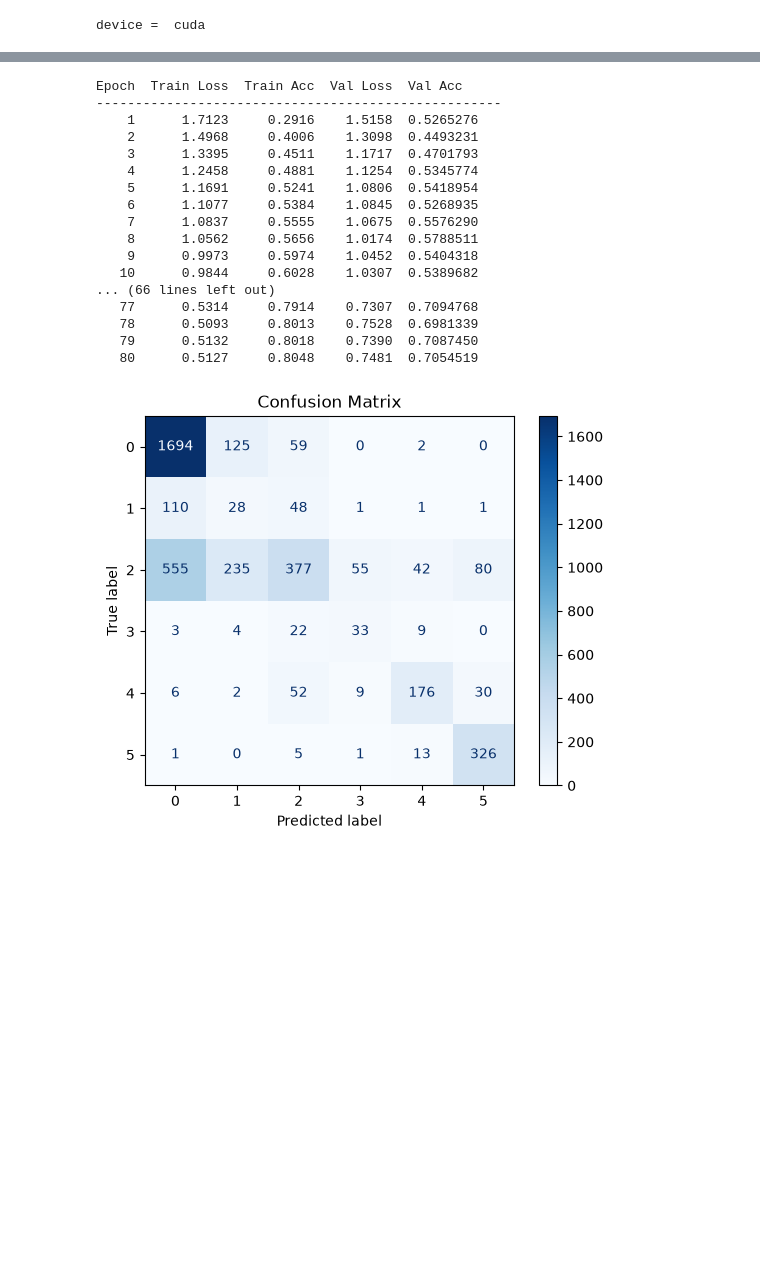
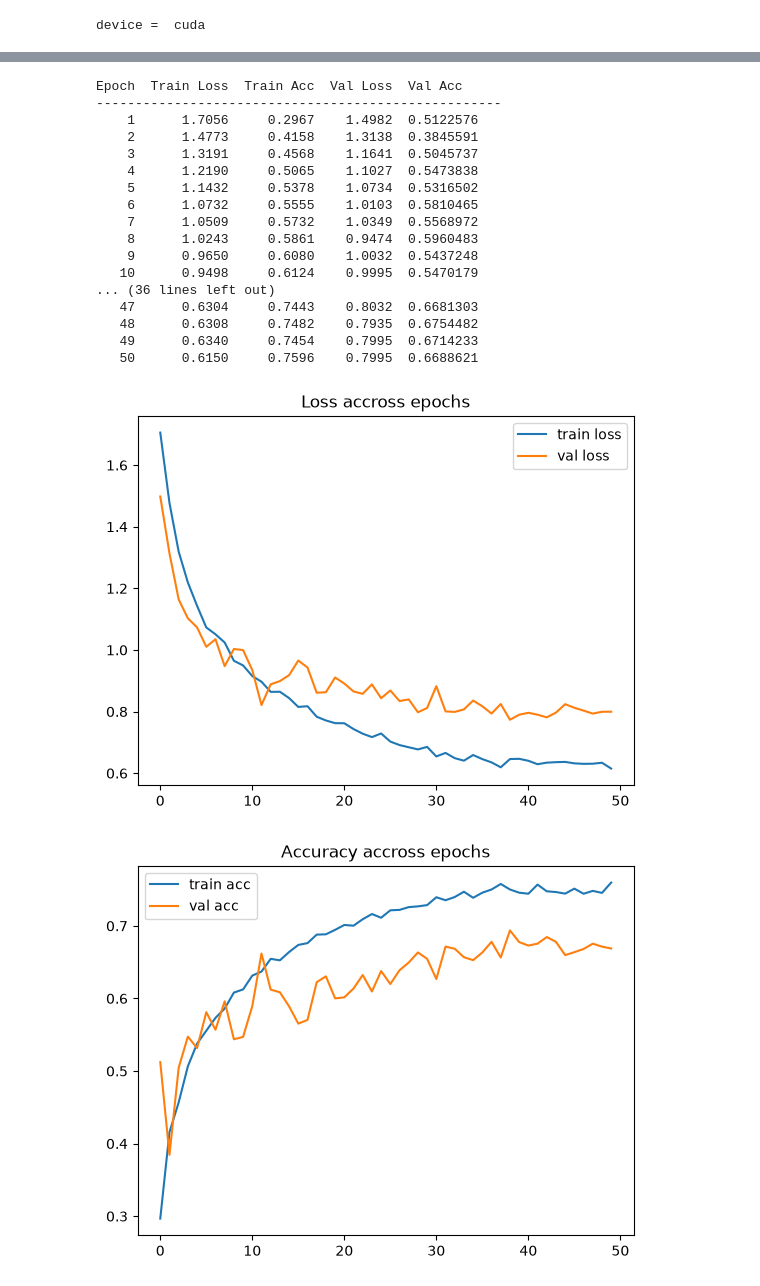
Before and after one commit to SaNita9/mlsp_experiments, a Jupyter notebook: ddr_streamlined.ipynb, the cells around one changed output, grey strips where cells are left out. Cells and saved outputs as stored; diff of their text form; code cells hidden in the pictures; blank space fills up the shorter version.

Commit message:
some visualizations

```diff
--- a/ddr_streamlined.ipynb
+++ b/ddr_streamlined.ipynb
@@ -140,7 +140,7 @@ transform_train = transforms.Compose([
 	# flipping,
     transforms.RandomHorizontalFlip(),
 	# and colour augmentation
-    transforms.ColorJitter(brightness=0.5, contrast=1, saturation=0.1, hue=0.5),
+    transforms.ColorJitter(brightness=0.5, contrast=1, saturation=0.1, hue=0.25),
 
     transforms.ToTensor(),
 	transforms.Normalize(mean, std)
@@ -265,18 +312,42 @@ def execution_loop(model, optimizer, epochs, training_function, lr_scheduler, da
   if print_stats:
     print(f"{'Epoch':>5}  {'Train Loss':>10}  {'Train Acc':>9}  {'Val Loss':>8}  {'Val Acc':>7}")
     print("-" * 52)
+  tr_loss_values = []
+  vl_loss_values = []
+  tr_batch_acc_values = []
+  vl_batch_acc_values = []
+  correct = 0
   for epoch in range(epochs):
-      # current_lr = optimizer.param_groups[0]['lr']
-      # print(current_lr)
+
       tr_loss, tr_acc = training_function(model, trainloader, optimizer, criterion, scaler, **kwargs)
+      tr_loss_values.append(tr_loss)
+      tr_batch_acc_values.append(tr_acc)
+
       vl_loss, vl_acc = validate(model, valloader, criterion)
+      vl_loss_values.append(vl_loss)
+      vl_batch_acc_values.append(vl_acc)
+
       if print_stats:
         print(f"{epoch+1:>5}  {tr_loss:>10.4f}  {tr_acc:>9.4f}  {vl_loss:>8.4f}  {vl_acc:>7.7f}")
       lr_scheduler.step()
+
+  plt.plot(range(epochs), tr_loss_values, label = "train loss")
+  plt.plot(range(epochs), vl_loss_values, label = "val loss")
+  plt.legend()
+  plt.title("Loss accross epochs")
+  plt.show()
+
+  plt.plot(range(epochs), tr_batch_acc_values, label = "train acc")
+  plt.plot(range(epochs), vl_batch_acc_values, label = "val acc")
+  plt.legend()
+  plt.title("Accuracy accross epochs")
+  plt.show()
+
   test_loss, overall_test_accuracy, test_acc_sep, kappa = evaluate(model, testloader, criterion, confusion_matrix_show=True)
   average_test_accuracy = np.sum(test_acc_sep) / 6
   print(f"\nTest metrics:  Loss {test_loss:>8.4f}  OA {overall_test_accuracy:.4f}  AA {average_test_accuracy:.4f}, kappa {kappa:>.4f}")
-  for i in range(0, 6):
+  num_grades = 6
+  for i in range(num_grades):
     print(f"{i}: {test_acc_sep[i]:>10.4f}")
 # %%
 def see_distribution(trainloader):
@@ -313,33 +387,34 @@ see_distribution(trainloader)
 # %%
-def run_inference(model_name, num_epochs, start_lr, end_lr, dataloader):
+def run_inference(model_name, num_epochs, start_lr, end_lr, dataloader, print_stats):
 	set_seed(42)
 	model = create_model(model_name, pretrained=True, num_classes=6)
 	model.to(device)
 	optim = torch.optim.Adam(model.parameters(), lr=start_lr)
 	scheduler = lr_scheduler.CosineAnnealingLR(optim, T_max=num_epochs, eta_min=end_lr)
-	execution_loop(model, optim, num_epochs, train_epoch, scheduler, dataloader, print_stats=True)
+	execution_loop(model, optim, num_epochs, train_epoch, scheduler, dataloader, print_stats=print_stats)
 # %%
 # run_inference('convnext_tiny.fb_in22k', 7, 1e-5, 1e-9, get_dataloaders)
 # run_inference('convnext_tiny.fb_in22k', 5, 1e-5, 1e-9, get_resampled_dataloaders)
 # %%
 # run_inference('resnet18', 5, 1e-3, 1e-5, get_dataloaders)
-run_inference('resnet18', 80, 1e-4, 1e-7, get_resampled_dataloaders)
+run_inference('resnet18', 50, 1e-4, 1e-7, get_resampled_dataloaders, print_stats = True)
 # %% [output]
 Epoch  Train Loss  Train Acc  Val Loss  Val Acc
 ----------------------------------------------------
-    1      1.7123     0.2916    1.5158  0.5265276
-    2      1.4968     0.4006    1.3098  0.4493231
-    3      1.3395     0.4511    1.1717  0.4701793
-    4      1.2458     0.4881    1.1254  0.5345774
-    5      1.1691     0.5241    1.0806  0.5418954
-    6      1.1077     0.5384    1.0845  0.5268935
-    7      1.0837     0.5555    1.0675  0.5576290
-    8      1.0562     0.5656    1.0174  0.5788511
-    9      0.9973     0.5974    1.0452  0.5404318
-   10      0.9844     0.6028    1.0307  0.5389682
-... (66 lines left out)
-   77      0.5314     0.7914    0.7307  0.7094768
-   78      0.5093     0.8013    0.7528  0.6981339
-   79      0.5132     0.8018    0.7390  0.7087450
-   80      0.5127     0.8048    0.7481  0.7054519
+    1      1.7056     0.2967    1.4982  0.5122576
+    2      1.4773     0.4158    1.3138  0.3845591
+    3      1.3191     0.4568    1.1641  0.5045737
+    4      1.2190     0.5065    1.1027  0.5473838
+    5      1.1432     0.5378    1.0734  0.5316502
+    6      1.0732     0.5555    1.0103  0.5810465
+    7      1.0509     0.5732    1.0349  0.5568972
+    8      1.0243     0.5861    0.9474  0.5960483
+    9      0.9650     0.6080    1.0032  0.5437248
+   10      0.9498     0.6124    0.9995  0.5470179
+... (36 lines left out)
+   47      0.6304     0.7443    0.8032  0.6681303
+   48      0.6308     0.7482    0.7935  0.6754482
+   49      0.6340     0.7454    0.7995  0.6714233
+   50      0.6150     0.7596    0.7995  0.6688621
-[figure, old version]
+[figure, new version]
+[figure, added]
```
Also changed, not shown: parts of 3 cells of this notebook.
